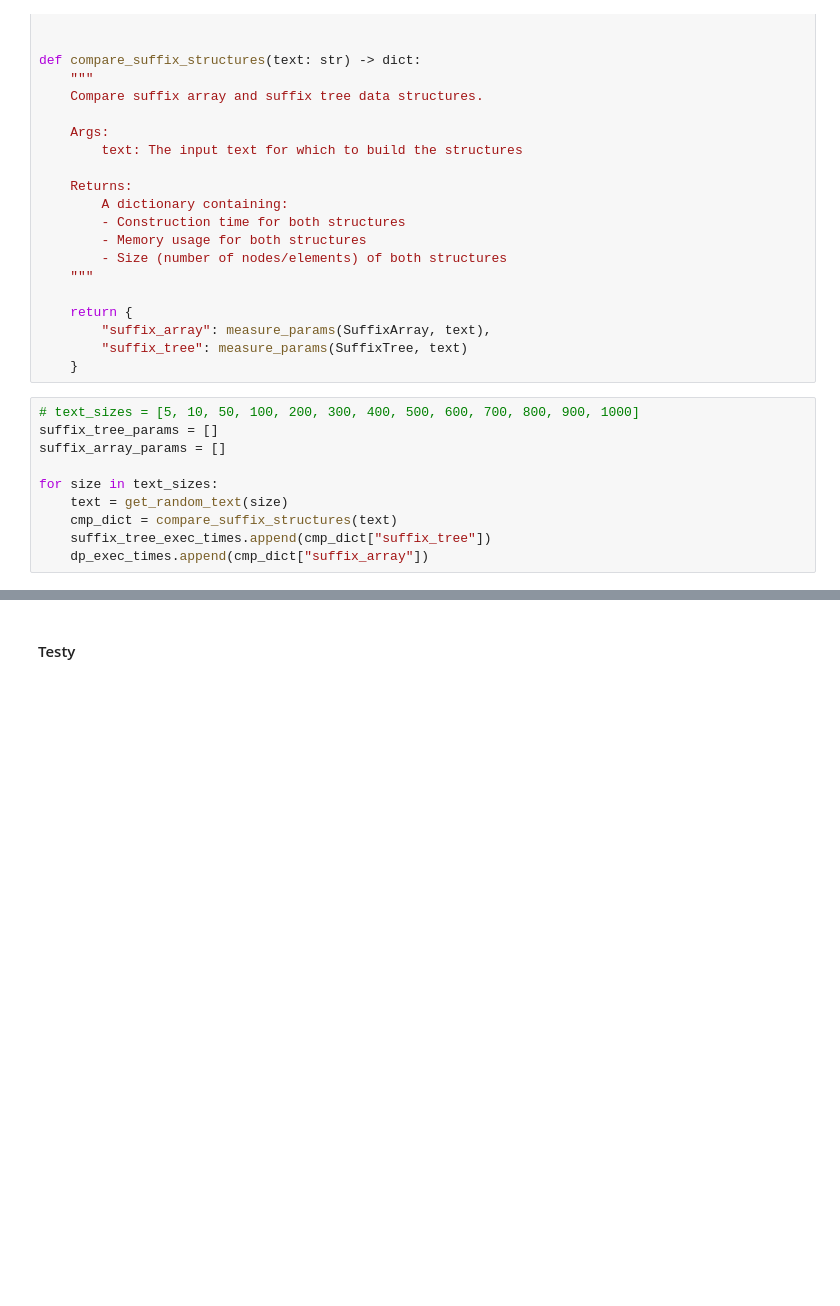
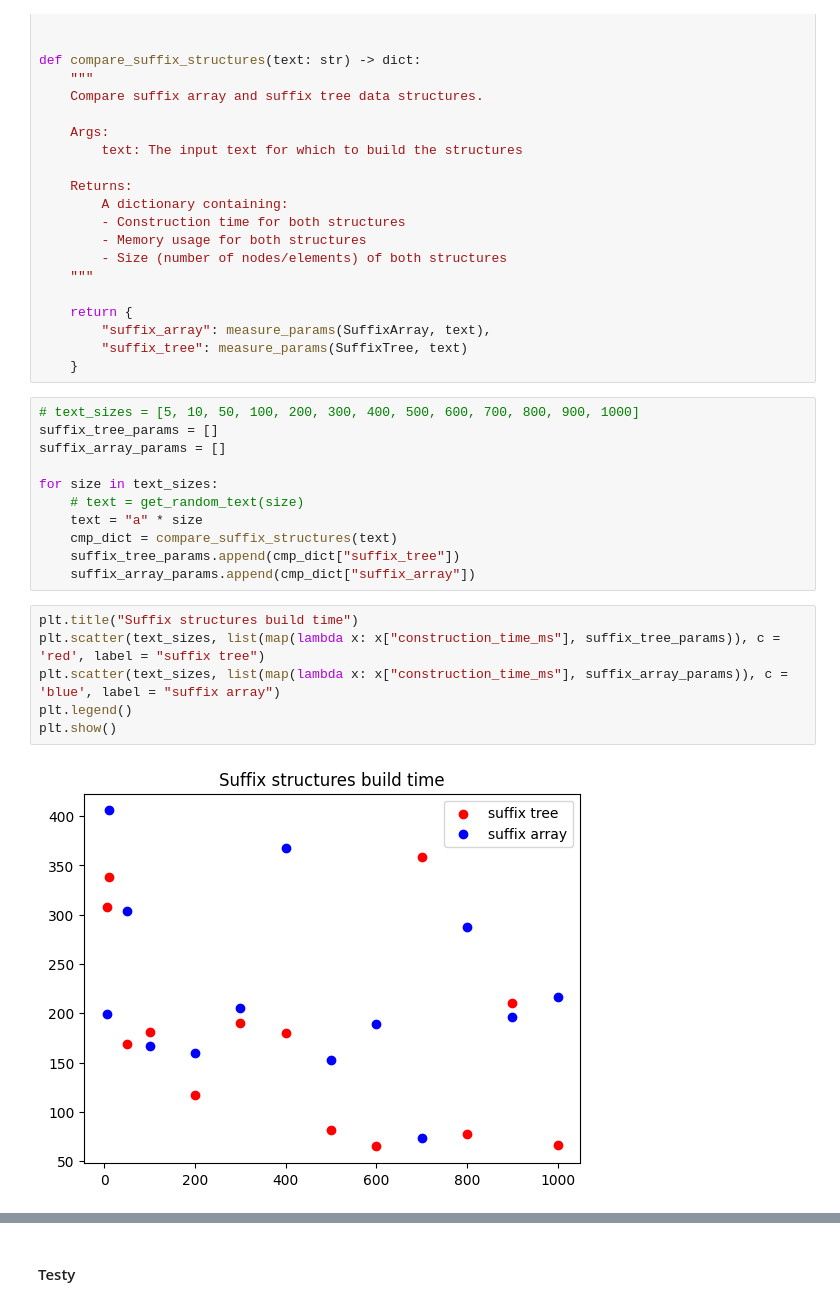
Before and after one commit to WSm-77/text_algorithms, a Jupyter notebook: lab4/wiktor_sedzimir_lab4.ipynb, the cells around one changed output, grey strips where cells are left out. Cells and saved outputs as stored; diff of their text form; blank space fills up the shorter version.

```diff
--- a/lab4/wiktor_sedzimir_lab4.ipynb
+++ b/lab4/wiktor_sedzimir_lab4.ipynb
@@ -825,7 +825,16 @@ suffix_tree_params = []
 suffix_array_params = []
 
 for size in text_sizes:
-    text = get_random_text(size)
+    # text = get_random_text(size)
+    text = "a" * size
     cmp_dict = compare_suffix_structures(text)
-    suffix_tree_exec_times.append(cmp_dict["suffix_tree"])
-    dp_exec_times.append(cmp_dict["suffix_array"])
+    suffix_tree_params.append(cmp_dict["suffix_tree"])
+    suffix_array_params.append(cmp_dict["suffix_array"])
+# %%
+plt.title("Suffix structures build time")
+plt.scatter(text_sizes, list(map(lambda x: x["construction_time_ms"], suffix_tree_params)), c = 'red', label = "suffix tree")
+plt.scatter(text_sizes, list(map(lambda x: x["construction_time_ms"], suffix_array_params)), c = 'blue', label = "suffix array")
+plt.legend()
+plt.show()
+# %% [output]
+[figure, added]
```
Also changed, not shown: parts of 13 cells of this notebook.
